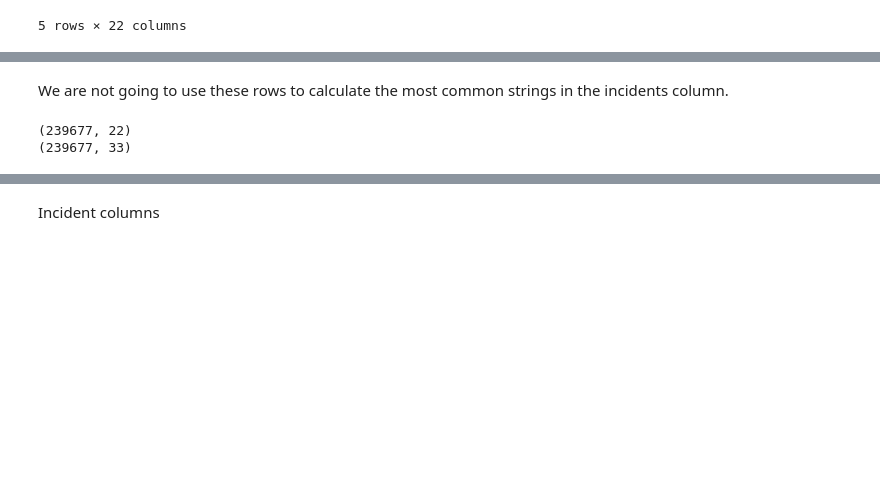
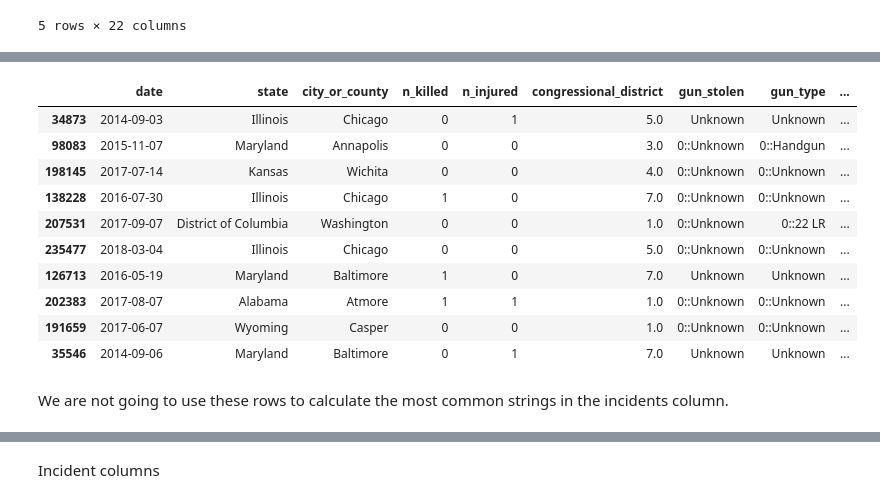
Before and after one commit to stmillett/MSDS7331_NorthCarolinaDataset, a Jupyter notebook: Lab3/Data Mining - Lab 3.ipynb, the cells around one changed output, grey strips where cells are left out. Saved outputs shown, nothing was run; the diff lists cells and outputs as text; code cells hidden in the pictures; blank space fills up the shorter version.

```diff
--- a/Lab3/Data Mining - Lab 3.ipynb
+++ b/Lab3/Data Mining - Lab 3.ipynb
@@ -55,0 +105,8 @@ print(gun_data_modified.incident_characteristics.isna().sum()/len(gun_data_modif
+# %%
+for cols in gun_data_modified.columns:
+    if gun_data_modified[cols].dtype==np.float64:
+        print(cols)
+    elif gun_data_modified[cols].dtype==np.object:
+        gun_data_modified[cols].fillna('Unknown',inplace=True)
+    elif gun_data_modified[cols].dtype==np.int64:
+        print(cols)
@@ -56,3 +122,17 @@ print(gun_data_modified.incident_characteristics.isna().sum()/len(gun_data_modif
+# %%
+display(gun_data_modified.sample(10))
+# %% [output]
+|  | date | state | city_or_county | n_killed | n_injured | congressional_district | gun_stolen | gun_type | ... |
+| 34873 | 2014-09-03 | Illinois | Chicago | 0 | 1 | 5.0 | Unknown | Unknown | ... |
+| 98083 | 2015-11-07 | Maryland | Annapolis | 0 | 0 | 3.0 | 0::Unknown | 0::Handgun | ... |
+| 198145 | 2017-07-14 | Kansas | Wichita | 0 | 0 | 4.0 | 0::Unknown | 0::Unknown | ... |
+| 138228 | 2016-07-30 | Illinois | Chicago | 1 | 0 | 7.0 | 0::Unknown | 0::Unknown | ... |
+| 207531 | 2017-09-07 | District of Columbia | Washington | 0 | 0 | 1.0 | 0::Unknown | 0::22 LR | ... |
+| 235477 | 2018-03-04 | Illinois | Chicago | 0 | 0 | 5.0 | 0::Unknown | 0::Unknown | ... |
+| 126713 | 2016-05-19 | Maryland | Baltimore | 1 | 0 | 7.0 | Unknown | Unknown | ... |
+| 202383 | 2017-08-07 | Alabama | Atmore | 1 | 1 | 1.0 | 0::Unknown | 0::Unknown | ... |
+| 191659 | 2017-06-07 | Wyoming | Casper | 0 | 0 | 1.0 | 0::Unknown | 0::Unknown | ... |
+| 35546 | 2014-09-06 | Maryland | Baltimore | 0 | 1 | 7.0 | Unknown | Unknown | ... |
 # %% [markdown]
 We are not going to use these rows to calculate the most common strings in the incidents column.
 # %%
@@ -81,13 +161,0 @@ top_incidents = Counter(incidents).most_common(10)
-# %%
-gun_data_updated = gun_data_modified.copy()
-print(gun_data_updated.shape)
-
-for col in top_incidents:
-    gun_data_updated['incident_'+col[0]]=np.zeros(len(gun_data_updated))
-
-gun_data_updated['incident_other']=np.zeros(len(gun_data_updated))
-
-print(gun_data_updated.shape)
-# %% [output]
-(239677, 22)
-(239677, 33)
```
Also changed, not shown: parts of 29 cells of this notebook.
